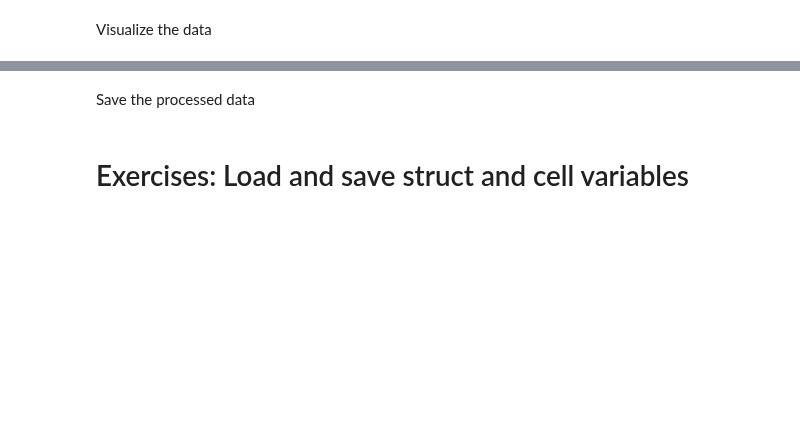
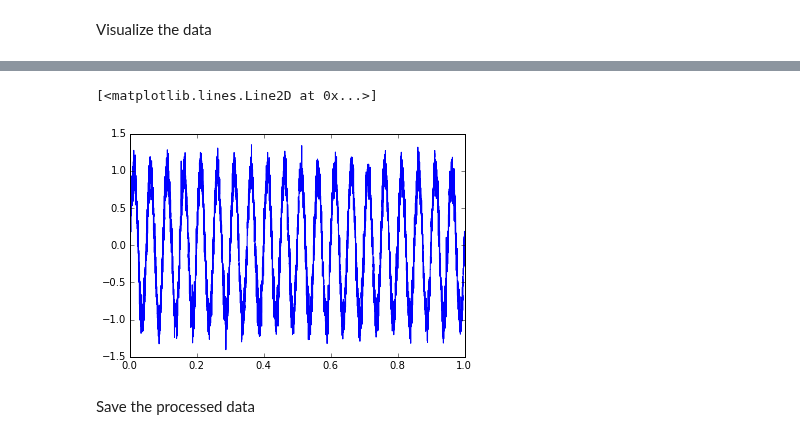
Before and after one commit to MPIDS/Python-Course, a Jupyter notebook: other/python-matlab/Presentation.ipynb, the cells around one changed output, grey strips where cells are left out. Drawn from its saved outputs; the diff is of its cells as text; code cells hidden in the pictures; blank space fills up the shorter version.

```diff
--- a/other/python-matlab/Presentation.ipynb
+++ b/other/python-matlab/Presentation.ipynb
@@ -130,2 +72,9 @@ plt.show()
+# %%
+import scipy.signal
+signal2 = scipy.signal.medfilt(signal)
+pl.plot(t,signal2)
+# %% [output]
+[<matplotlib.lines.Line2D at 0x...>]
+[figure, added]
 # %% [markdown]
 Save the processed data
@@ -134,2 +80,0 @@ io.savemat('data1_denoise.mat', {'signal':signal2,'t':t})
-# %% [markdown]
-# Exercises: Load and save struct and cell variables
```
Also changed, not shown: parts of 32 cells of this notebook, 10 other files.
